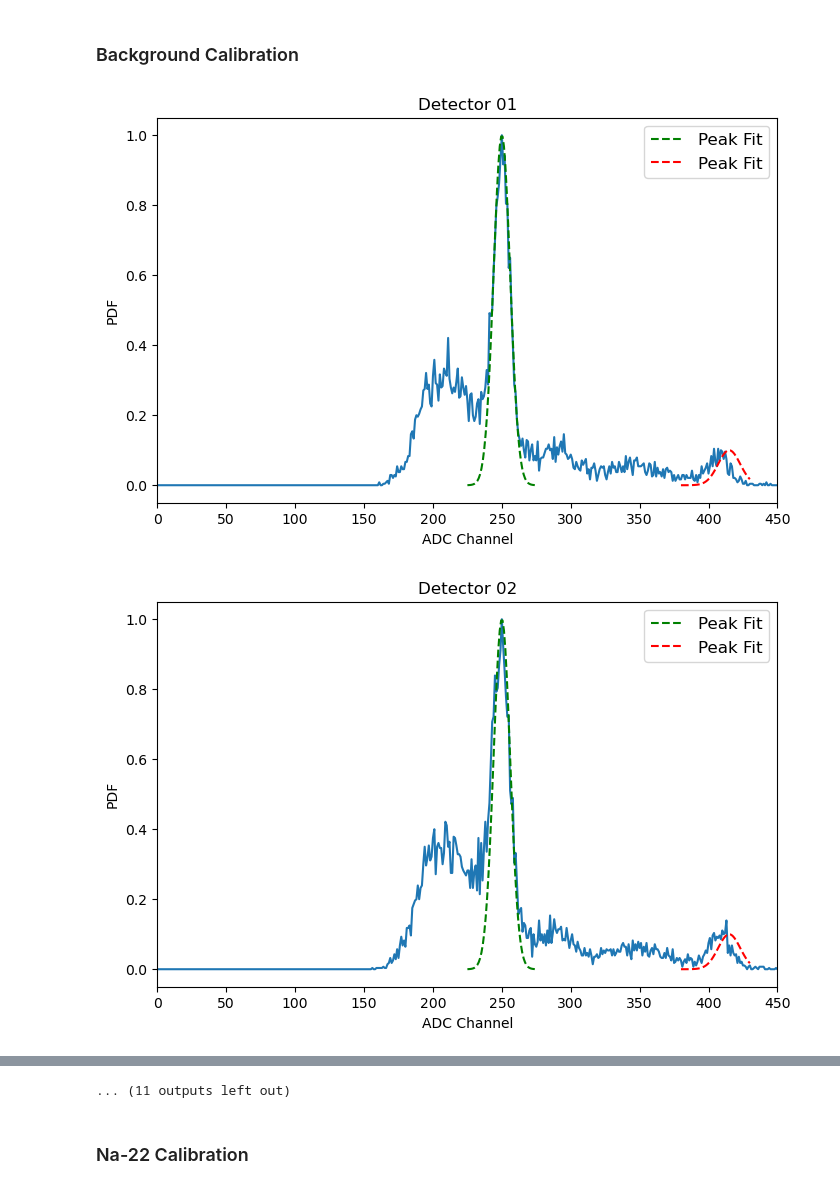
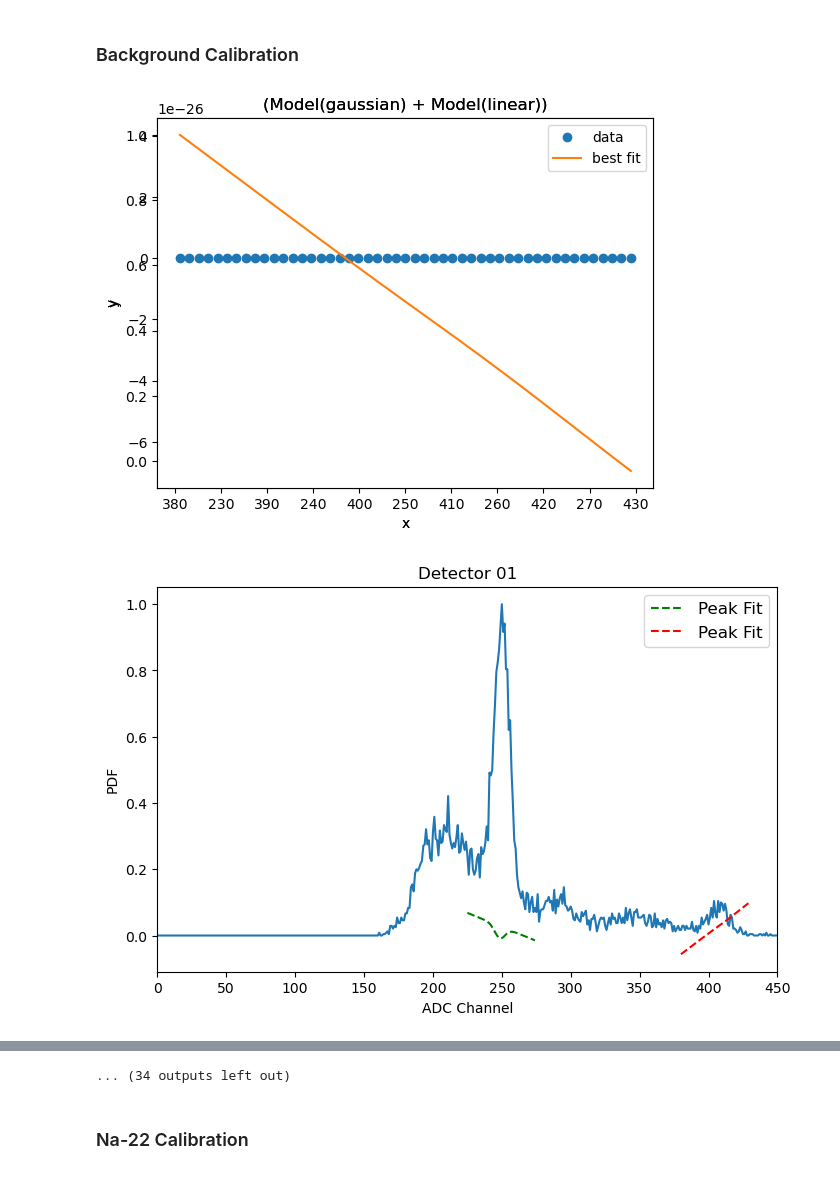
Before and after one commit to villano-lab/R76Firmware, a Jupyter notebook: array_spectra/NaI-array-calibration.ipynb, the cells around one changed output, grey strips where cells are left out. Drawn from its saved outputs; the diff is of its cells as text; code cells hidden in the pictures.

```diff
--- a/array_spectra/NaI-array-calibration.ipynb
+++ b/array_spectra/NaI-array-calibration.ipynb
@@ -39,7 +40,7 @@ def PlotHist(name,data,bins):
 # %%
 # Define function for fitting peaks to a Gaussian distrubution
 
-def FitHist(data,center,bins,yint,amp):
+def FitHist(data,bins,cen,amp,yint,slp):
 
     peak = GaussianModel()
     background = LinearModel()
@@ -50,17 +51,17 @@ def FitHist(data,center,bins,yint,amp):
     x = bin_edges[:-1] + (bin_widths/2)
     y = counts
 
-    pars = background.make_params(intercept=yint,slope=0)
-    pars += peak.guess(y,x=x,center=center,amplitude=amp)
-    final_fit = peak.fit(y,pars,x=x)
-    #final_fit.plot_fit()
+    pars = background.make_params(intercept=yint,slope=slp)
+    pars += peak.guess(y,x=x,center=cen,amplitude=amp)
+    final_fit = mod.fit(y,pars,x=x)
+    final_fit.plot_fit()
 
     center = final_fit.params['center'].value
     #center_err = final_fit.params['center'].stderr
     width = final_fit.params['fwhm'].value
     #width_err = final_fit.params['fwhm'].stderr
 
-    return final_fit,bins,center,width
+    return final_fit   # bins,center,width
 # %%
 # Define function for plotting histograms with fit
 
@@ -85,32 +86,68 @@ def PlotFit(name,bins,data,bins1,fit1,bins2,fit2):
 # %%
 # Read in data from ROOT files and plot
 
 directory = os.fsencode("Bknd_Calibration")
 
 for file in os.listdir(directory):
 
     filename = os.fsdecode(file)
     datafile = "Bknd_Calibration/" + filename
 
     with uproot.open(datafile) as file:
 
         #print(file.keys())
         bknd = file["Energy/_F_EnergyCH0@DT5751_626"]
         bkndData,bins = bknd.to_numpy()
 
         bins = bins[:-1]   # Needed to trim bins to make arrays the same size, not sure why?
 
         bkndNorm = (bkndData - bkndData.min())/ (bkndData.max() - bkndData.min())   # Normalize since inconsistent counts
 
         #PlotHist(filename,bkndNorm,bins)
 
         bins1 = np.linspace(225,275,50)
         bins2 = np.linspace(380,430,50)
 
-        fit1 = Gauss(bins1,1,250,6)   # Fit the channel 250 peak
-        fit2 = Gauss(bins2,0.1,415,8)   # Fit the channel 400 peak
+        ##################################
+        #        MANUAL FITTING
+        ##################################
 
-        PlotFit(filename,bins,bkndNorm,bins1,fit1,bins2,fit2)   # Plot normalized curve with fits
+        #bestFit1 = Gauss(bins1,1,250,6)   # Fit the channel 250 peak
+        #bestFit2 = Gauss(bins2,0.1,415,8)   # Fit the channel 400 peak
+
+        ##################################
+        #        SCIPY FITTING
+        ##################################
+
+        #popt1, pcov1 = curve_fit(Gauss,bins1,bkndNorm[225:275],p0=[1,250,6])
+        #popt2, pcov2 = curve_fit(Gauss,bins2,bkndNorm[380:430],p0=[0.1,415,8])
+
+        #bestFit1 = Gauss(bins1,popt1[0],popt1[1],popt1[2])
+        #bestFit2 = Gauss(bins2,popt2[0],popt2[1],popt2[2])
+
+        ##################################
+        #        LMFIT FITTING
+        ##################################
+
+        fit1 = FitHist(bkndData[225:275],bins1,250,1,0.3,-1)                     # def FitHist(data,bins,cen,amp,yint,slp)
+        fit2 = FitHist(bkndData[380:430],bins2,415,0.1,0,0)
+
+        #print(fit1.fit_report())
+
+        #bestFit1 = fit1.best_fit
+        #bestFit2 = fit2.best_fit
+
+        bins1 = bins1[:-1]
+        bins2 = bins2[:-1]
+
+        bestFit1 = fit1.best_fit/np.sum(fit1.best_fit)/np.diff(bins1)[0]
+        bestFit2 = fit2.best_fit/np.sum(fit2.best_fit)/np.diff(bins2)[0]
+
+        ##################################
+        #        PLOT THE FIT
+        ##################################
+
+        PlotFit(filename,bins,bkndNorm,bins1,bestFit1,bins2,bestFit2)   # Plot normalized curve with fits
 # %% [output]
-[figure, old version]
+[figure, new version]
-[figure, old version]
+[figure, new version]
@@ -127,4 +164,4 @@ for file in os.listdir(directory):
-... (11 outputs left out)
+... (34 outputs left out)
 # %% [markdown]
 ### Na-22 Calibration
 # %%
```
Also changed, not shown: parts of 3 cells of this notebook.
